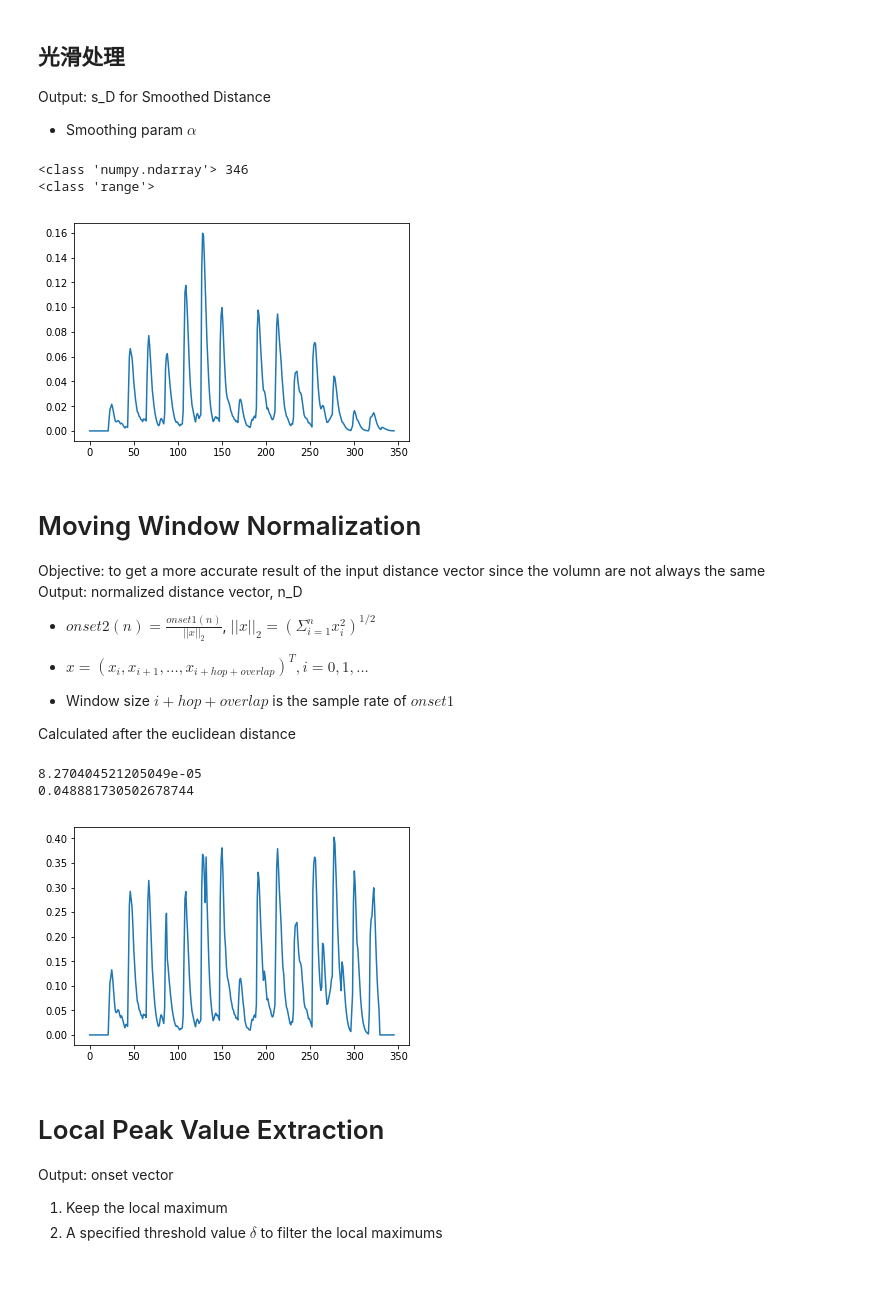
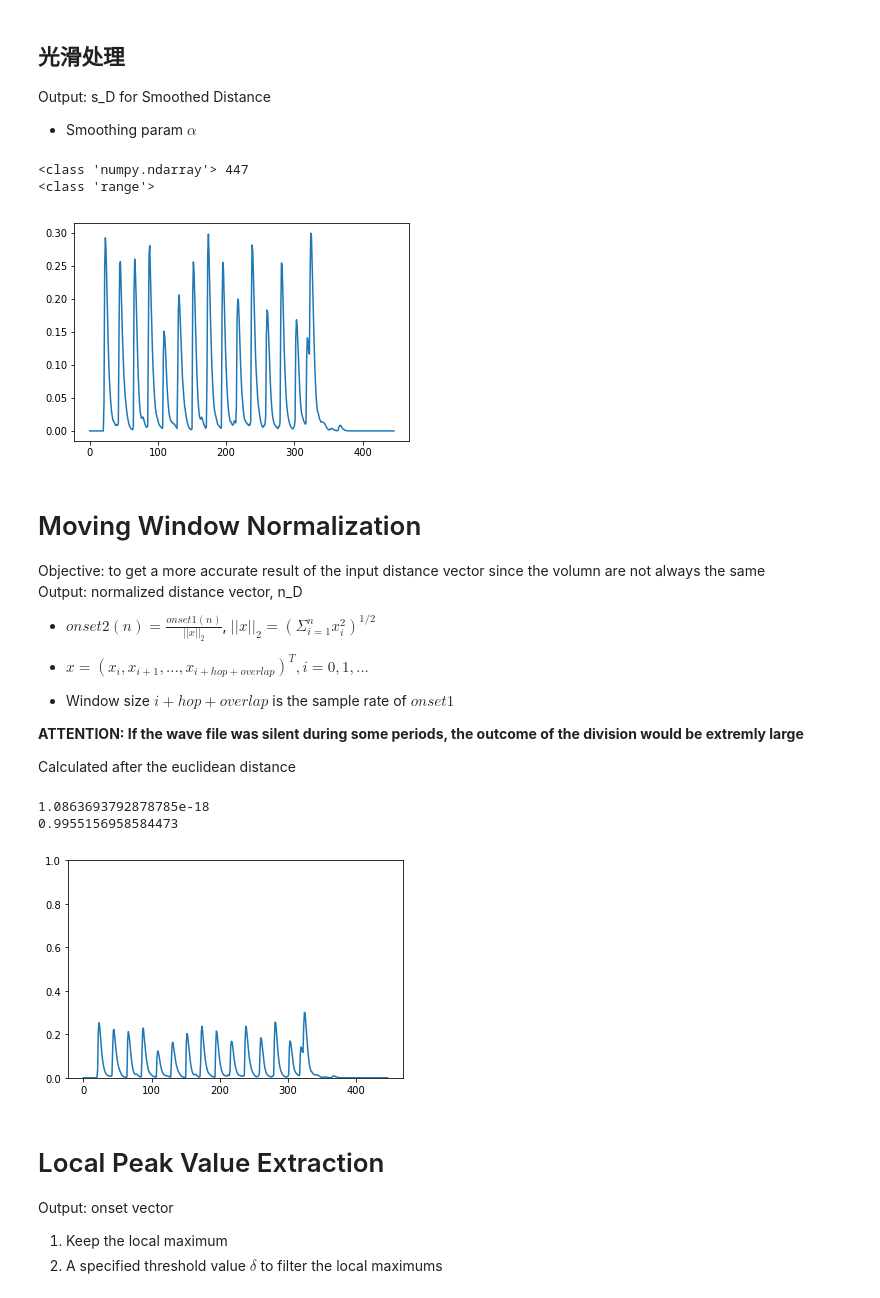
Before and after one commit to JasmineChiehLi/note_onset_detection, a Jupyter notebook: onset_detection.ipynb, the cells around one changed output. Saved outputs shown, nothing was run; the diff lists cells and outputs as text; code cells hidden in the pictures.

```diff
--- a/onset_detection.ipynb
+++ b/onset_detection.ipynb
@@ -3,7 +3,7 @@ import librosa, librosa.display, librosa.util
 import matplotlib.pyplot as plt
 import numpy as np
 # %%
-y, sr = librosa.load('./audio/StarS.wav')
+y, sr = librosa.load('./audio/star_synth_fix.wav')
 C = np.abs(librosa.cqt(y, sr=sr, hop_length=64, n_bins=84, bins_per_octave=12))
 # %% [markdown]
 > C - 分音矩阵
@@ -134,9 +139,9 @@ print(type(range(0, len(s_D))))
 plt.plot(range(0, s_D.shape[0]), s_D)
 plt.show()
 # %% [output]
-<class 'numpy.ndarray'> 346
+<class 'numpy.ndarray'> 447
 <class 'range'>
-[figure, old version]
+[figure, new version]
 # %% [markdown]
 # Moving Window Normalization
 Objective: to get a more accurate result of the input distance vector since the volumn are not always the same
@@ -148,13 +153,17 @@ Output: normalized distance vector, n_D
 - $x = (x_i, x_{i+1}, ..., x_{i+hop+overlap})^T, i = 0, 1, ...$
 - Window size $i+hop+overlap$ is the sample rate of $onset1$
 
+**ATTENTION: If the wave file was silent during some periods, the outcome of the division would be extremly large**
+
 Calculated after the euclidean distance
 # %%
 # sources from cell 1, librosa.load()
 time = librosa.get_duration(y=y, sr=sr)
-win = int(s_D.shape[0]/time)
+win = int(s_D.shape[0]/time*3)
 overlap = int(win/2)
 hop = win-overlap
+std = 0
+# std for the "extremely large judgement"
 
 n_D = np.ndarray(s_D.shape)
 for i in range(0, s_D.shape[0]-win, hop):
@@ -169,17 +178,26 @@ for i in range(0, s_D.shape[0]-win, hop):
         if j == s_D.shape[0]:
             break
         n_D[j] = s_D[j]/x
+        std += n_D[j]
+# %%
+# to cut out the "extremely large" parts
+std /= n_D.shape[0]
+std *= 100
+for i in range(0, n_D.shape[0]):
+    if n_D[i] > std:
+        n_D[i] = 0
 # %%
 print(s_D[n_D.shape[0]-1])
 print(x)
 # %% [output]
-8.270404521205049e-05
-0.048881730502678744
+1.0863693792878785e-18
+0.9955156958584473
 # %%
 plt.plot(range(0, n_D.shape[0]), n_D)
+plt.ylim(0, 1)
 plt.show()
 # %% [output]
-[figure, old version]
+[figure, new version]
 # %% [markdown]
 # Local Peak Value Extraction
 Output: onset vector
```
Also changed, not shown: parts of 12 cells of this notebook, 3 other files.
